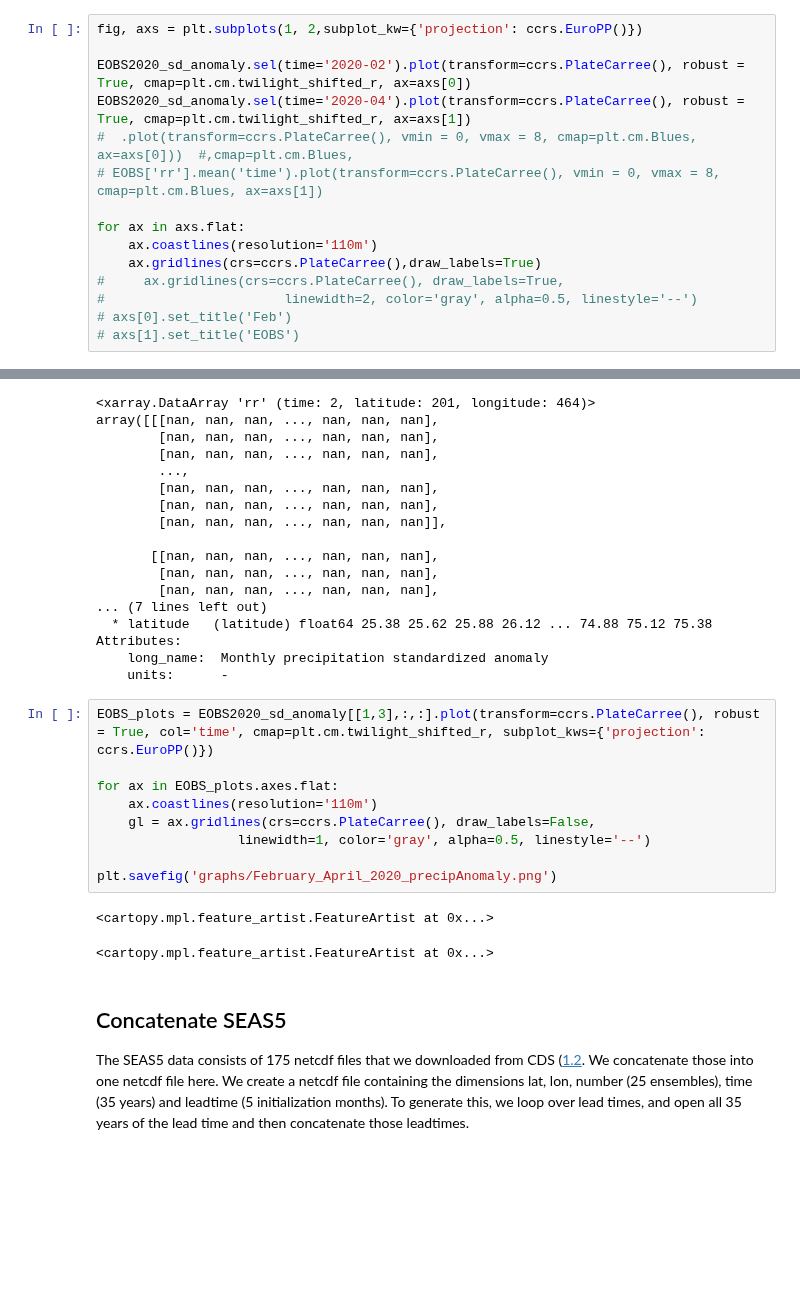
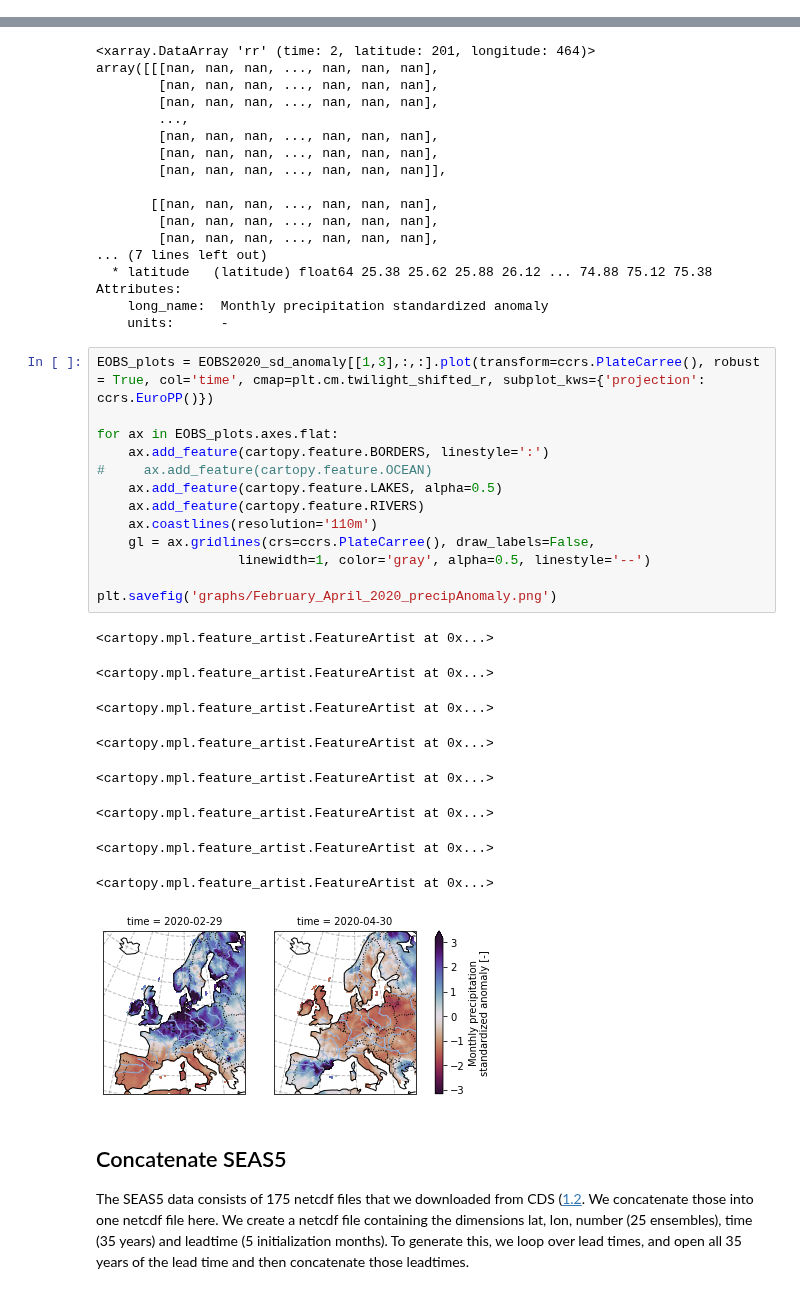
Before and after one commit to ECMWFCode4Earth/UNSEEN-open, a Jupyter notebook: Notebooks/1.Download/1.3February2020.ipynb, the cells around one changed output, grey strips where cells are left out. Drawn from its saved outputs; the diff is of its cells as text; blank space fills up the shorter version.

```diff
--- a/Notebooks/1.Download/1.3February2020.ipynb
+++ b/Notebooks/1.Download/1.3February2020.ipynb
@@ -137,18 +137,3 @@ ax.set_title('February 2020')
 <cartopy.mpl.feature_artist.FeatureArtist at 0x...>
 Text(0.5, 1.0, 'February 2020')
 [figure]
-# %%
-fig, axs = plt.subplots(1, 2,subplot_kw={'projection': ccrs.EuroPP()})
-
-EOBS2020_sd_anomaly.sel(time='2020-02').plot(transform=ccrs.PlateCarree(), robust = True, cmap=plt.cm.twilight_shifted_r, ax=axs[0])
-EOBS2020_sd_anomaly.sel(time='2020-04').plot(transform=ccrs.PlateCarree(), robust = True, cmap=plt.cm.twilight_shifted_r, ax=axs[1])
-#  .plot(transform=ccrs.PlateCarree(), vmin = 0, vmax = 8, cmap=plt.cm.Blues, ax=axs[0]))  #,cmap=plt.cm.Blues,
-# EOBS['rr'].mean('time').plot(transform=ccrs.PlateCarree(), vmin = 0, vmax = 8, cmap=plt.cm.Blues, ax=axs[1])
-
-for ax in axs.flat:
-    ax.coastlines(resolution='110m')
-    ax.gridlines(crs=ccrs.PlateCarree(),draw_labels=True)
-#     ax.gridlines(crs=ccrs.PlateCarree(), draw_labels=True,
-#                       linewidth=2, color='gray', alpha=0.5, linestyle='--')
-# axs[0].set_title('Feb')
-# axs[1].set_title('EOBS')
@@ -200,15 +179,26 @@ Attributes:
 # %%
 EOBS_plots = EOBS2020_sd_anomaly[[1,3],:,:].plot(transform=ccrs.PlateCarree(), robust = True, col='time', cmap=plt.cm.twilight_shifted_r, subplot_kws={'projection': ccrs.EuroPP()})
 
 for ax in EOBS_plots.axes.flat:
+    ax.add_feature(cartopy.feature.BORDERS, linestyle=':')
+#     ax.add_feature(cartopy.feature.OCEAN)
+    ax.add_feature(cartopy.feature.LAKES, alpha=0.5)
+    ax.add_feature(cartopy.feature.RIVERS)
     ax.coastlines(resolution='110m')
     gl = ax.gridlines(crs=ccrs.PlateCarree(), draw_labels=False,
                   linewidth=1, color='gray', alpha=0.5, linestyle='--')
 
 plt.savefig('graphs/February_April_2020_precipAnomaly.png')
 # %% [output]
 <cartopy.mpl.feature_artist.FeatureArtist at 0x...>
 <cartopy.mpl.feature_artist.FeatureArtist at 0x...>
+<cartopy.mpl.feature_artist.FeatureArtist at 0x...>
+<cartopy.mpl.feature_artist.FeatureArtist at 0x...>
+<cartopy.mpl.feature_artist.FeatureArtist at 0x...>
+<cartopy.mpl.feature_artist.FeatureArtist at 0x...>
+<cartopy.mpl.feature_artist.FeatureArtist at 0x...>
+<cartopy.mpl.feature_artist.FeatureArtist at 0x...>
+[figure, added]
 # %% [markdown]
 ## Concatenate SEAS5
 
```
Also changed, not shown: parts of 1 cell of this notebook, 2 other files.
